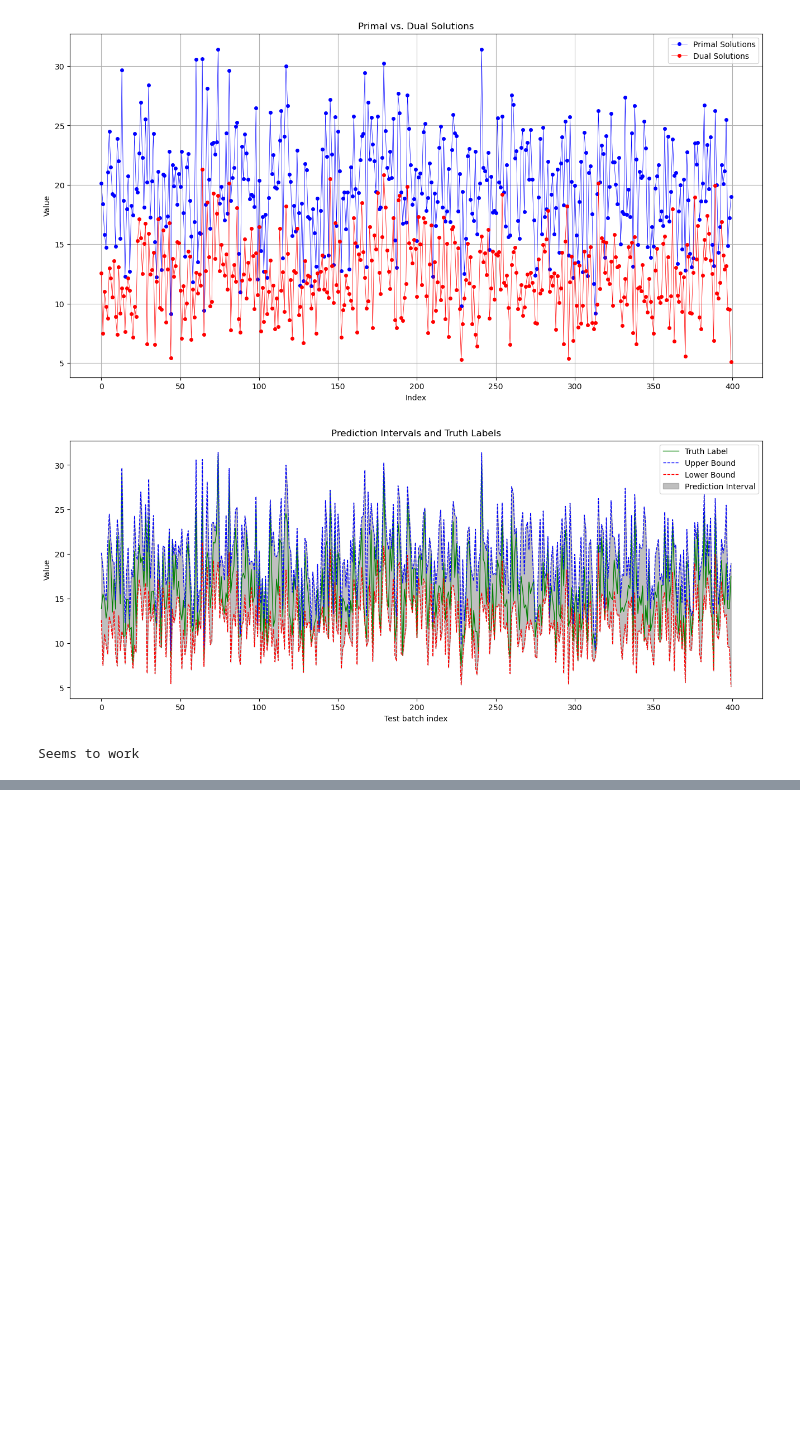
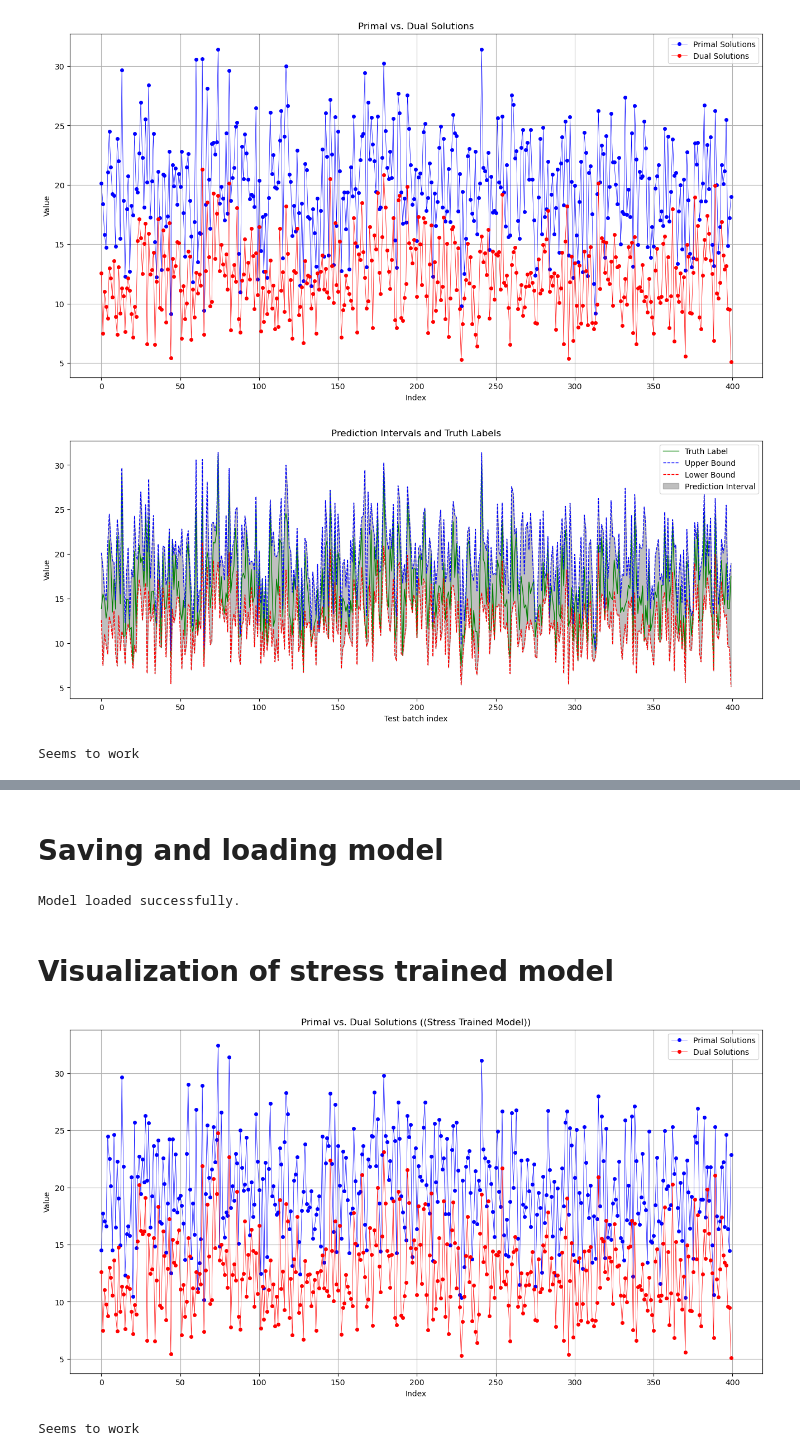
Before and after one commit to HssainAzaqy135/Deep-Learning-Research-project, a Jupyter notebook: Network_Batching_Tests.ipynb, the cells around one changed output, grey strips where cells are left out. Drawn from its saved outputs; the diff is of its cells as text; code cells hidden in the pictures; blank space fills up the shorter version.

Commit message:
trained a 250 epoch model

```diff
--- a/Network_Batching_Tests.ipynb
+++ b/Network_Batching_Tests.ipynb
@@ -282,0 +314,8 @@ Seems to work
+# %%
+start_time = time.time()
+for batch in test_batches:
+    # Get batched primal and dual solutions
+    predict_interval_opt(batch,model)
+end_time = time.time()
+print(f"Time taken:(Optimized predict_interval) {end_time - start_time}")
+print(i)
@@ -282,0 +377,4 @@ Seems to work
+# %% [markdown]
+# Saving and loading model
+# %%
+model_path = "Trained_models/Basic_net_200_ep_2000_data.pt"
@@ -282,0 +383,59 @@ Seems to work
+# %%
+# Loading the model
+model = Base_Wasser_NN(n=n, d=d).to(device)
+model.load_state_dict(torch.load(model_path))
+model.eval()
+print("Model loaded successfully.")
+# %% [output]
+Model loaded successfully.
+# %% [markdown]
+# Visualization of stress trained model
+# %%
+# Set up lists to hold primal and dual solutions
+primal_solutions = []
+dual_solutions = []
+model.eval()  # Set the model to evaluation mode
+with torch.no_grad():  # Disable gradient computation for efficiency
+    for batch in test_loader:
+        sets = batch[0].to(device)
+
+        # Get batched primal and dual solutions
+        sets_results = model.predict_interval(sets)
+
+        # Separate primal and dual solutions
+        for sol_prim, sol_dual in sets_results:
+            primal_solutions.append(sol_prim.item())  # Assuming sol_prim is a tensor
+            dual_solutions.append(sol_dual.item())    # Assuming sol_dual is a tensor
+
+        # # Since we are breaking after the first batch, we can exit the loop here
+        # break  # Remove this line if you want to process more batches
+
+# Convert to numpy arrays for easier plotting
+primal_solutions = np.array(primal_solutions)
+dual_solutions = np.array(dual_solutions)
+
+# Plotting the results
+plt.figure(figsize=(16, 8))
+
+# Plot primal solutions in blue
+plt.plot(primal_solutions, label='Primal Solutions', color='blue', marker='o', linestyle='-',linewidth = 0.5,markersize = 4)
+
+# Plot dual solutions in red
+plt.plot(dual_solutions, label='Dual Solutions', color='red', marker='o', linestyle='-',linewidth = 0.5,markersize = 4)
+
+plt.title('Primal vs. Dual Solutions ((Stress Trained Model))')
+plt.xlabel('Index')
+plt.ylabel('Value')
+plt.grid(True)
+plt.legend()
+plt.show()
+# %% [output]
+[figure, added]
+# %%
+validity_array = np.array(primal_solutions) > np.array(dual_solutions)
+if(False in validity_array):
+    print("There is a problem")
+else:
+    print("Seems to work")
+# %% [output]
+Seems to work
```
Also changed, not shown: parts of 15 cells of this notebook, 1 other file.
